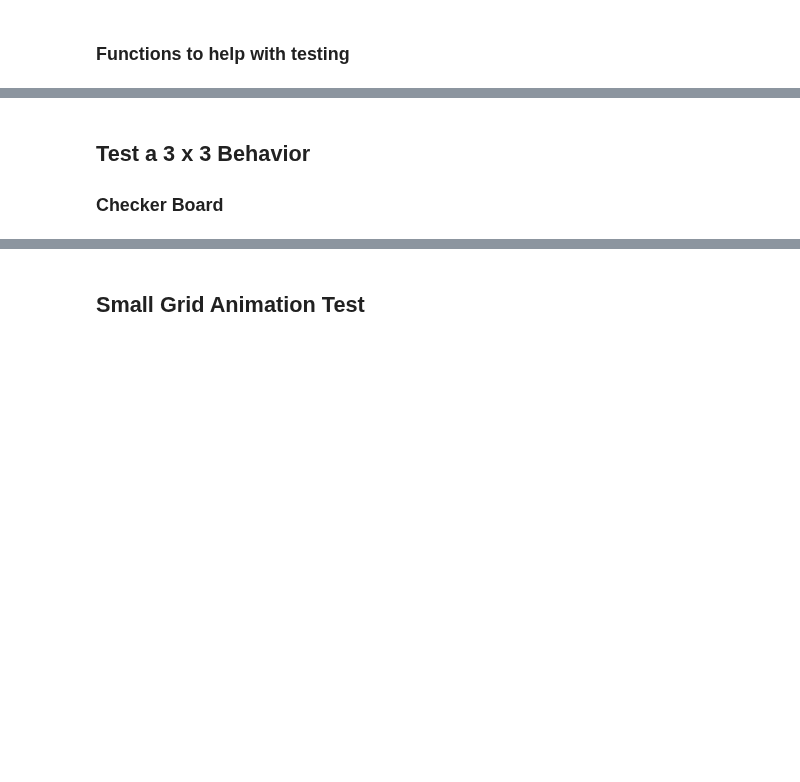
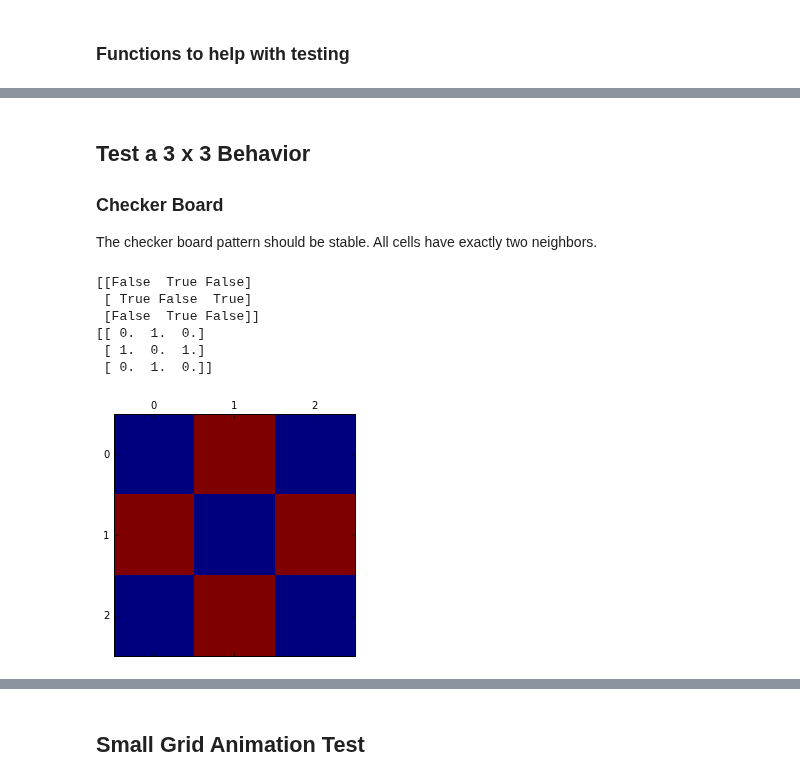
Before and after one commit to UCO-CSPI/CellularAutomaton, a Jupyter notebook: testingCAGrid.ipynb, the cells around one changed output, grey strips where cells are left out. Cells and saved outputs as stored; diff of their text form; code cells hidden in the pictures; blank space fills up the shorter version.

```diff
--- a/testingCAGrid.ipynb
+++ b/testingCAGrid.ipynb
@@ -63,15 +86,25 @@ subclass and these special approaches.
 # %% [markdown]
 <h2>Test a 3 x 3 Behavior</h2>
 <h3>Checker Board</h3>
+<p>The checker board pattern should be stable.  All cells have exactly two neighbors.</p>
 # %%
 rows = 3
 columns = 3
-MyGrid3_3=CAGrid((rows,columns),MyDtype)
-setstates(MyGrid3_3, rows, columns, (0,1,0,1,0,1,0,1,0))
-MyAxes.matshow(MyGrid3_3['Value'])
+MyGrid=CAGrid((rows,columns),MyDtype)
+setstates(MyGrid, rows, columns, (0,1,0,1,0,1,0,1,0))
+MyAxes.matshow(MyGrid['Value'])
 MyFigure
-print(MyGrid3_3['State'])
-print(MyGrid3_3['Value'])
+print(MyGrid['State'])
+print(MyGrid['Value'])
+# %% [output]
+[[False  True False]
+ [ True False  True]
+ [False  True False]]
+[[ 0.  1.  0.]
+ [ 1.  0.  1.]
+ [ 0.  1.  0.]]
 # %%
-MyAxes.matshow(MyGrid3_3['State'])
+MyAxes.matshow(MyGrid['Value'])
 MyFigure
+# %% [output]
+[figure, added]
```
Also changed, not shown: parts of 37 cells of this notebook, 2 other files.
